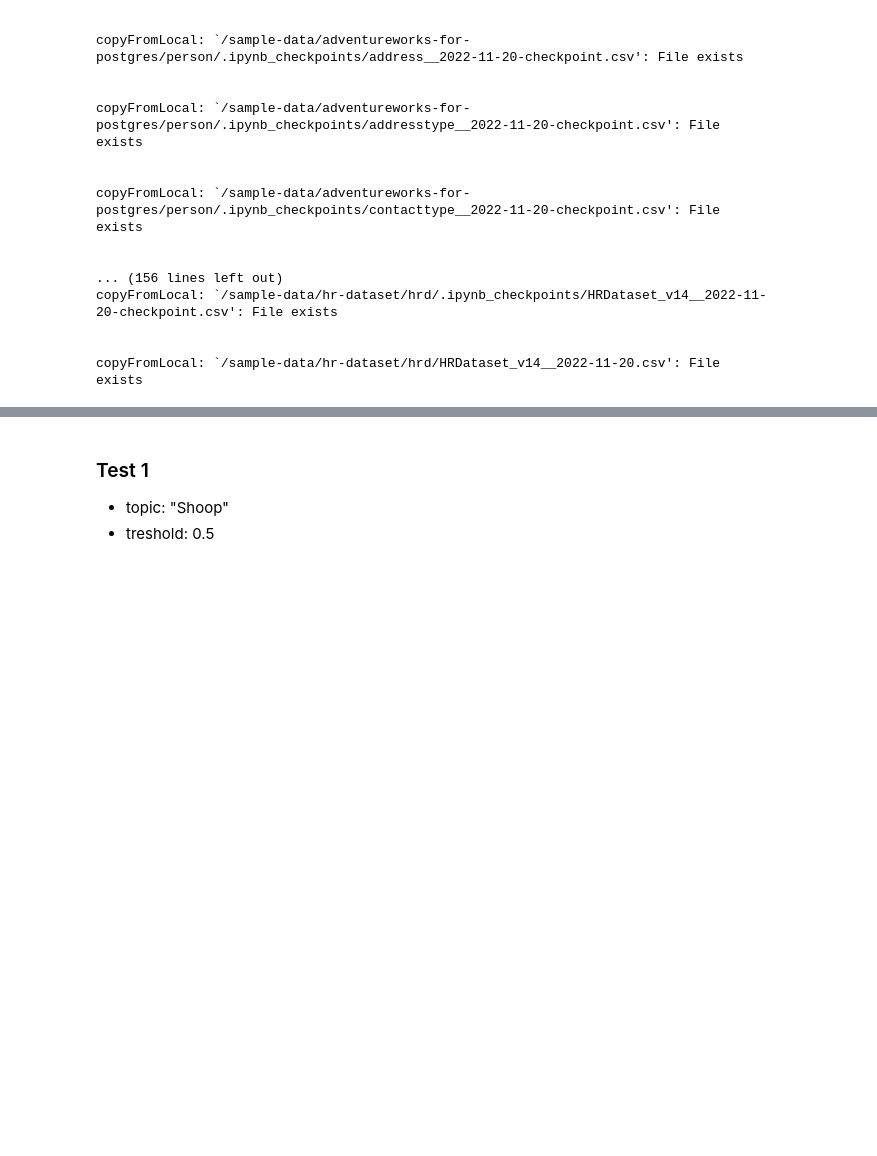
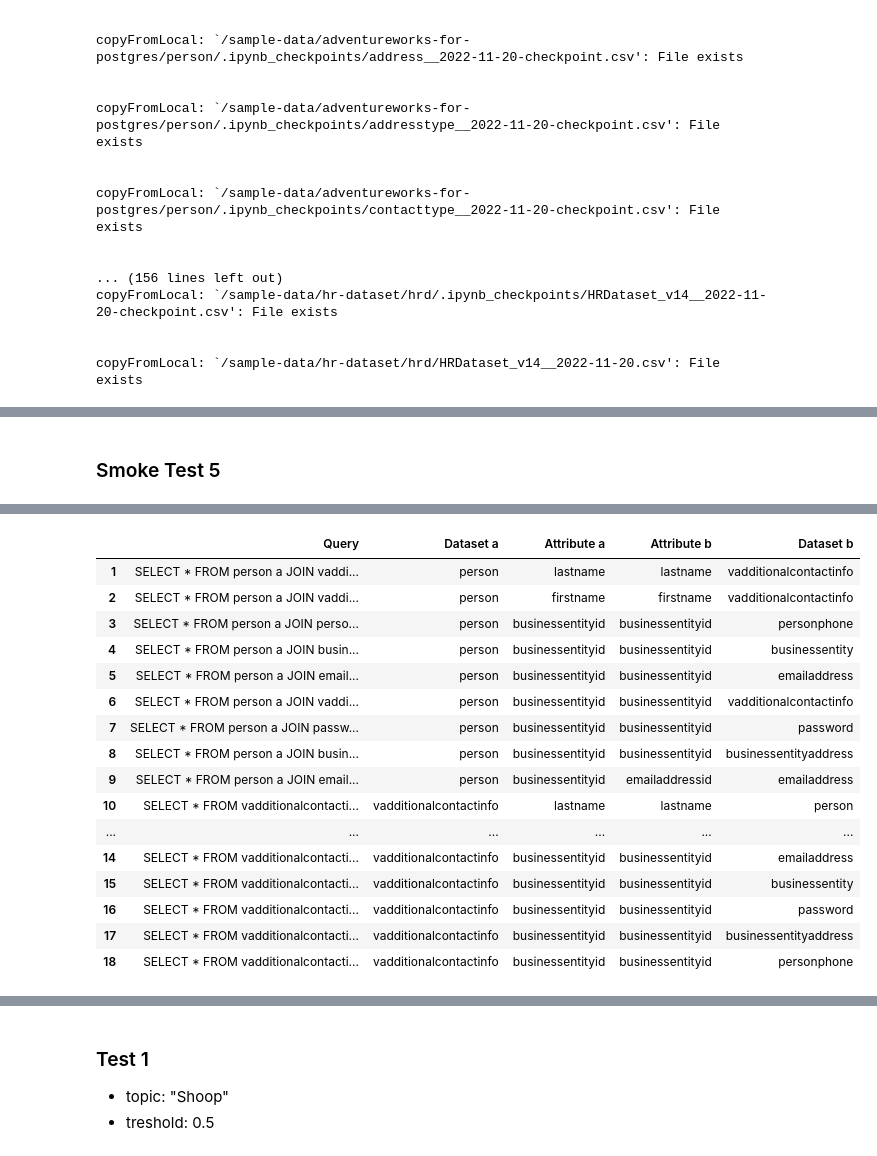
Before and after one commit to cdelmonte-zg/havel-datalake, a Jupyter notebook: havel.ipynb, the cells around one changed output, grey strips where cells are left out. Drawn from its saved outputs; the diff is of its cells as text; code cells hidden in the pictures; blank space fills up the shorter version.

```diff
--- a/havel.ipynb
+++ b/havel.ipynb
@@ -1532,0 +1520,32 @@ Danach wird eine Pull Operation auf einen Kafka Topic simuliert
+# %%
+def init_experiment_infra(data_to_load, env, reset_on_restart, debug):
+    if (reset_on_restart):
+        mainteinance_service.reset_storage_system()
+        data_description_service.clear_all()
+
+    data_description_service.create_data_descriptions(data_to_load)
+    profiles = mainteinance_service.create_profiles(data_to_load)
+    data_description_service.add_additional_data(profiles)
+    mainteinance_service.update_graph()
+
+
+env = 'dev'
+debug = False
+test_results_directory = './test-results/'
+
+pd.set_option('display.max_rows', None)
+pd.set_option('display.max_columns', None)
+pd.set_option('display.width', None)
+
+search_service = SearchService(Config.search_service_host, Config.search_service_user, Config.search_service_password, env, Config.index_signature, Config.index_content, debug)
+
+graph_service = GraphService(Config.graph_service_host, Config.graph_service_user, Config.graph_service_password, env, debug)
+
+cache = redis.Redis(connection_pool= redis.ConnectionPool(host=Config.cache_host, port=Config.cache_port, db=Config.cache_db))
+
+mainteinance_service = ProfilingService(env, graph_service, search_service, cache, Config.index_signature, Config.index_content, debug)
+
+data_description_service = MetadataService(db=Config.data_description_service_host_db_prefix + '-'+ env, username=Config.data_description_service_username,
+    password=Config.data_description_service_password,host=Config.data_description_service_host, port=Config.data_description_service_port, env=env, content_analyzer_service=ContentAnalyzerService())
+
+data_exploration_service = DataExplorationService(graph_service=graph_service, search_service=search_service, data_description_service=data_description_service)
@@ -1638,0 +1809,15 @@ cleaned up
+# %% [markdown]
+### Smoke Test 5
+# %%
+# Eminhizer
+topic = "Shoop"
+
+daend = int(datetime.timestamp(datetime.now())*1000)
+a = datetime(2022, 1, 29, 12, 12, 12)
+dastart = int(datetime.timestamp(a)*1000)
+
+discovered_datasets = data_exploration_service.discover_datasets(topic=topic, dastart=dastart, daend=daend, treshold_signature='0.9', treshold_content='0.7')
+queries = data_exploration_service.generate_queries_for_discovered_datasets(discovered_datasets)
+results_dataframe = data_exploration_service.get_pd_dataframe_of_results(queries)
+display(HTML(results_dataframe[0].to_html()))
+# %% [output]
@@ -1638,0 +1825,17 @@ cleaned up
+|  | Query | Dataset a | Attribute a | Attribute b | Dataset b |
+| 1 | SELECT * FROM person a JOIN vaddi... | person | lastname | lastname | vadditionalcontactinfo |
+| 2 | SELECT * FROM person a JOIN vaddi... | person | firstname | firstname | vadditionalcontactinfo |
+| 3 | SELECT * FROM person a JOIN perso... | person | businessentityid | businessentityid | personphone |
+| 4 | SELECT * FROM person a JOIN busin... | person | businessentityid | businessentityid | businessentity |
+| 5 | SELECT * FROM person a JOIN email... | person | businessentityid | businessentityid | emailaddress |
+| 6 | SELECT * FROM person a JOIN vaddi... | person | businessentityid | businessentityid | vadditionalcontactinfo |
+| 7 | SELECT * FROM person a JOIN passw... | person | businessentityid | businessentityid | password |
+| 8 | SELECT * FROM person a JOIN busin... | person | businessentityid | businessentityid | businessentityaddress |
+| 9 | SELECT * FROM person a JOIN email... | person | businessentityid | emailaddressid | emailaddress |
+| 10 | SELECT * FROM vadditionalcontacti... | vadditionalcontactinfo | lastname | lastname | person |
+| ... | ... | ... | ... | ... | ... |
+| 14 | SELECT * FROM vadditionalcontacti... | vadditionalcontactinfo | businessentityid | businessentityid | emailaddress |
+| 15 | SELECT * FROM vadditionalcontacti... | vadditionalcontactinfo | businessentityid | businessentityid | businessentity |
+| 16 | SELECT * FROM vadditionalcontacti... | vadditionalcontactinfo | businessentityid | businessentityid | password |
+| 17 | SELECT * FROM vadditionalcontacti... | vadditionalcontactinfo | businessentityid | businessentityid | businessentityaddress |
+| 18 | SELECT * FROM vadditionalcontacti... | vadditionalcontactinfo | businessentityid | businessentityid | personphone |
```
Also changed, not shown: parts of 67 cells of this notebook, 9 other files.
